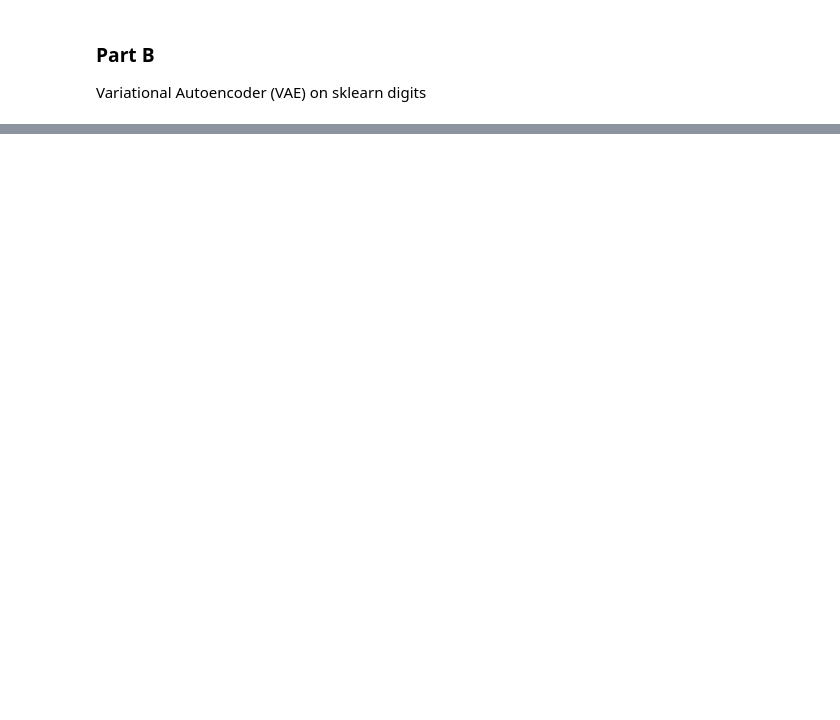
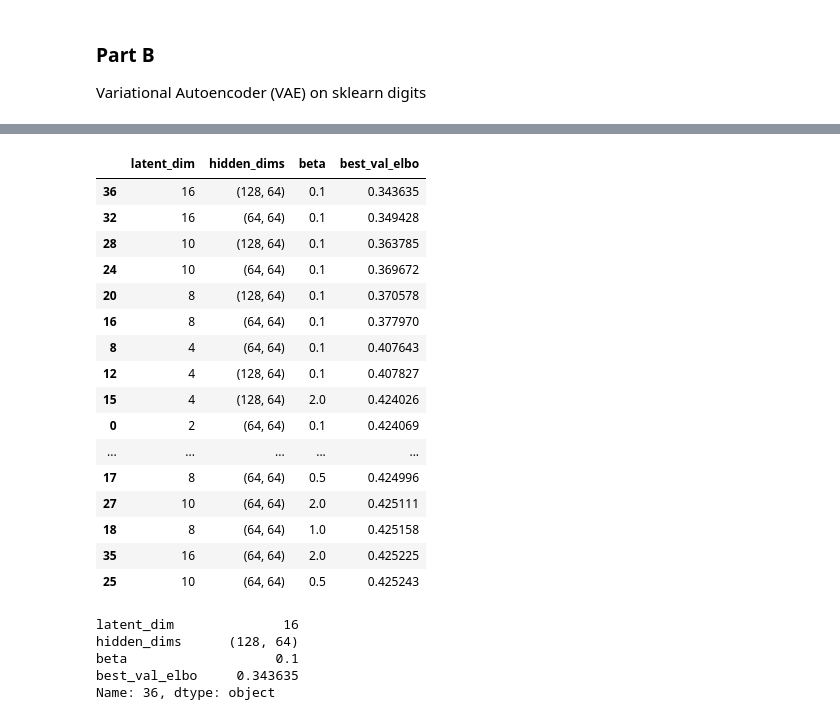
Before and after one commit to dimitris-markopoulos/mnist-image-classification, a Jupyter notebook: sklearn-digits/02_VAE.ipynb, the cells around one changed output, grey strips where cells are left out. Saved outputs shown, nothing was run; the diff lists cells and outputs as text; code cells hidden in the pictures; blank space fills up the shorter version.

```diff
--- a/sklearn-digits/02_VAE.ipynb
+++ b/sklearn-digits/02_VAE.ipynb
@@ -129,0 +97,19 @@ Epoch 49: Loss = 8389.36
+# %%
+def vae_loss(x, logits, mu, logvar, beta=1.0):
+    # Convert logvar -> std to match JAX style
+    # std = exp(0.5 * logvar)
+    std = torch.exp(0.5 * logvar)
+
+    # BCE-with-logits: matches optax.sigmoid_binary_cross_entropy
+    recon_loss = torch.nn.functional.binary_cross_entropy_with_logits(
+        logits, x, reduction='mean'
+    )
+
+    # KL divergence: 0.5 * sum(-log(std^2) - 1 + std^2 + mu^2)
+    # matches JAX tutorial exactly
+    kl = 0.5 * torch.mean(
+        -torch.log(std**2 + 1e-8) - 1 + std**2 + mu**2
+    )
+
+    loss = recon_loss + beta * kl
+    return loss, recon_loss, kl
@@ -129,0 +185,30 @@ Epoch 49: Loss = 8389.36
+# %%
+latent_grid  = [2, 4, 8, 10, 16]
+hidden_grid  = [(64, 64), (128, 64)]
+beta_grid    = [0.10, 0.50, 1.0, 2.0]
+
+results = []
+
+for latent_dim, hidden_dims, beta in product(latent_grid, hidden_grid, beta_grid):
+    print(f"\n=== Training VAE: latent_dim={latent_dim}, hidden_dims={hidden_dims}, beta={beta} ===")
+    vae = VAE(input_dim=input_dim, latent_dim=latent_dim,
+              hidden_dims=hidden_dims, activation=nn.ReLU)
+    vae, hist = train_vae(
+        X_train, X_val, vae,
+        batch_size=256, lr=1e-3,
+        n_epochs=100, beta=beta,
+        device=device, verbose=False
+    )
+
+    best_val_elbo = min(hist["val_total"])
+    results.append({
+        "latent_dim": latent_dim,
+        "hidden_dims": hidden_dims,
+        "beta": beta,
+        "best_val_elbo": best_val_elbo
+    })
+    print(f"Best val ELBO: {best_val_elbo:.4f}")
+
+results_df = pd.DataFrame(results).sort_values("best_val_elbo")
+results_df
+# %% [output]
@@ -129,0 +232,26 @@ Epoch 49: Loss = 8389.36
+|  | latent_dim | hidden_dims | beta | best_val_elbo |
+| 36 | 16 | (128, 64) | 0.1 | 0.343635 |
+| 32 | 16 | (64, 64) | 0.1 | 0.349428 |
+| 28 | 10 | (128, 64) | 0.1 | 0.363785 |
+| 24 | 10 | (64, 64) | 0.1 | 0.369672 |
+| 20 | 8 | (128, 64) | 0.1 | 0.370578 |
+| 16 | 8 | (64, 64) | 0.1 | 0.377970 |
+| 8 | 4 | (64, 64) | 0.1 | 0.407643 |
+| 12 | 4 | (128, 64) | 0.1 | 0.407827 |
+| 15 | 4 | (128, 64) | 2.0 | 0.424026 |
+| 0 | 2 | (64, 64) | 0.1 | 0.424069 |
+| ... | ... | ... | ... | ... |
+| 17 | 8 | (64, 64) | 0.5 | 0.424996 |
+| 27 | 10 | (64, 64) | 2.0 | 0.425111 |
+| 18 | 8 | (64, 64) | 1.0 | 0.425158 |
+| 35 | 16 | (64, 64) | 2.0 | 0.425225 |
+| 25 | 10 | (64, 64) | 0.5 | 0.425243 |
+# %%
+best = results_df.iloc[0]
+best
+# %% [output]
+latent_dim              16
+hidden_dims      (128, 64)
+beta                   0.1
+best_val_elbo     0.343635
+Name: 36, dtype: object
```
Also changed, not shown: parts of 12 cells of this notebook, 1 other file.
